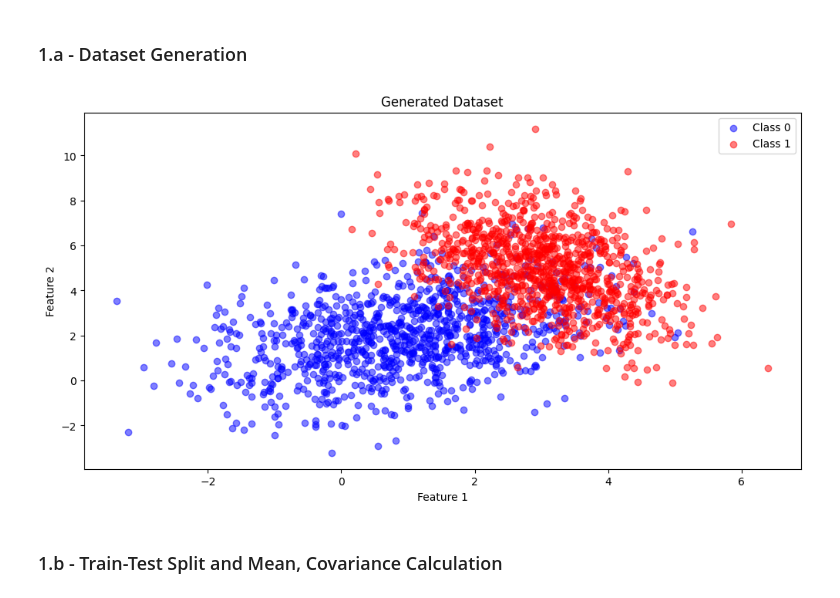
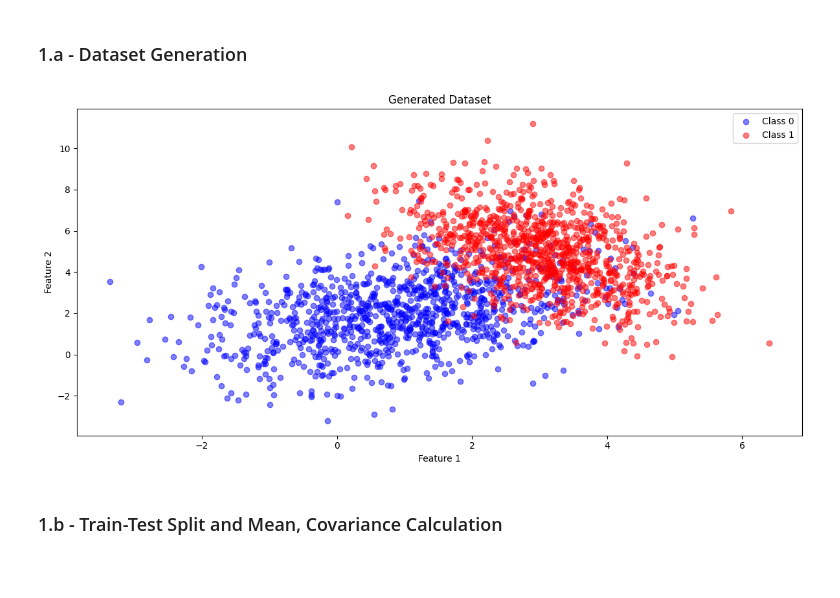
Before and after one commit to SeyyidOS/BLG527E-Macine-Learning-HW2, a Jupyter notebook: src/notebooks/q1.ipynb, the cells around one changed output. Saved outputs shown, nothing was run; the diff lists cells and outputs as text; code cells hidden in the pictures; blank space fills up the shorter version.

Commit message:
Report and figures add. Main functions created for the each component

```diff
--- a/src/notebooks/q1.ipynb
+++ b/src/notebooks/q1.ipynb
@@ -42,15 +45,17 @@ y = np.hstack((y1, y2))
 # %%
 # Data Visualization
 plt.figure(figsize=(12, 6))
 plt.scatter(X[y == 0][:, 0], X[y == 0][:, 1], c='blue', label='Class 0', alpha=0.5)
 plt.scatter(X[y == 1][:, 0], X[y == 1][:, 1], c='red', label='Class 1', alpha=0.5)
 plt.xlabel('Feature 1')
 plt.ylabel('Feature 2')
 plt.title('Generated Dataset')
 plt.legend()
+plt.tight_layout()
+plt.savefig('../../figures/dataset.png')
 plt.show()
 # %% [output]
-[figure, old version]
+[figure, new version]
 # %% [markdown]
 ### 1.b - Train-Test Split and Mean, Covariance Calculation
 # %% [markdown]
```
Also changed, not shown: parts of 3 cells of this notebook, 10 other files.
